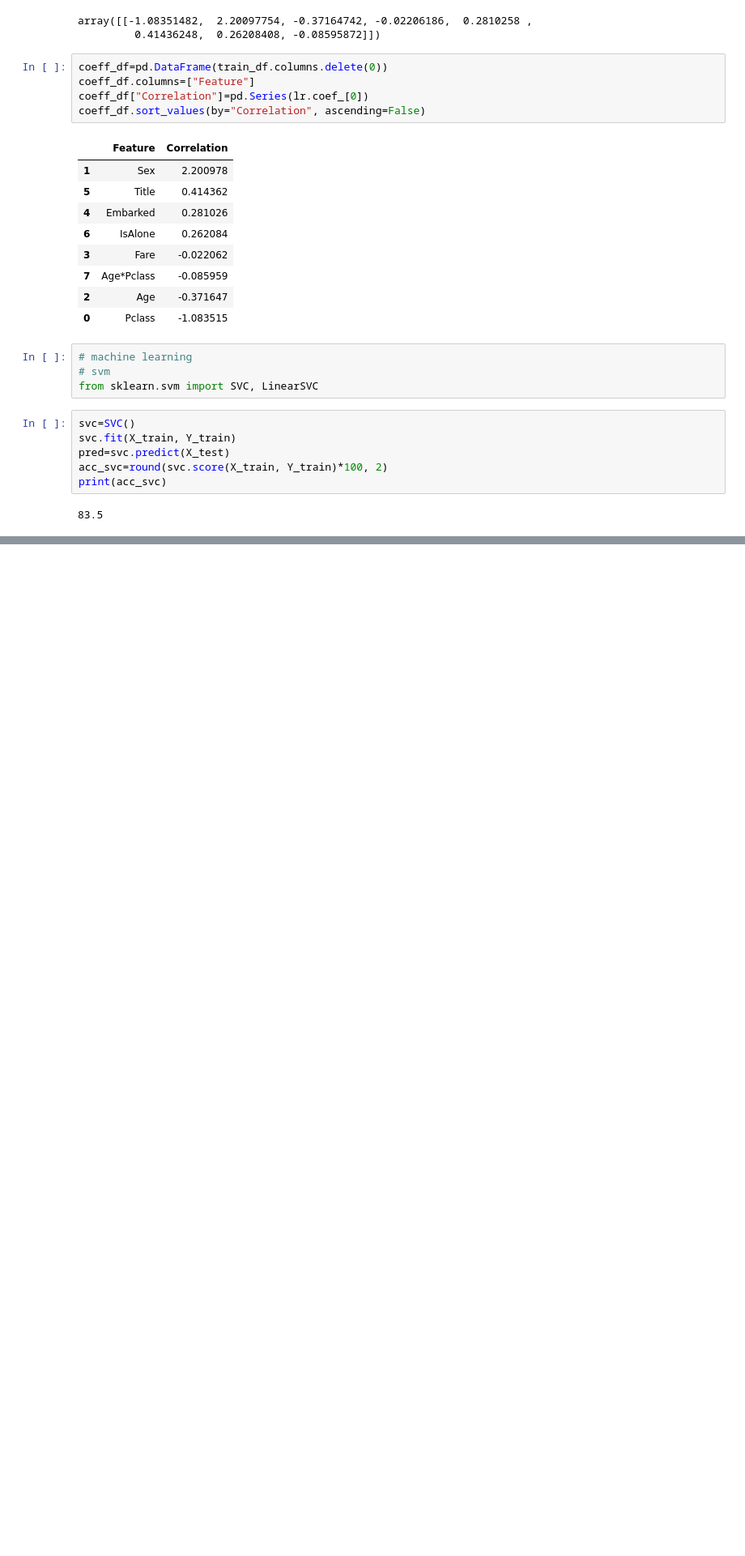
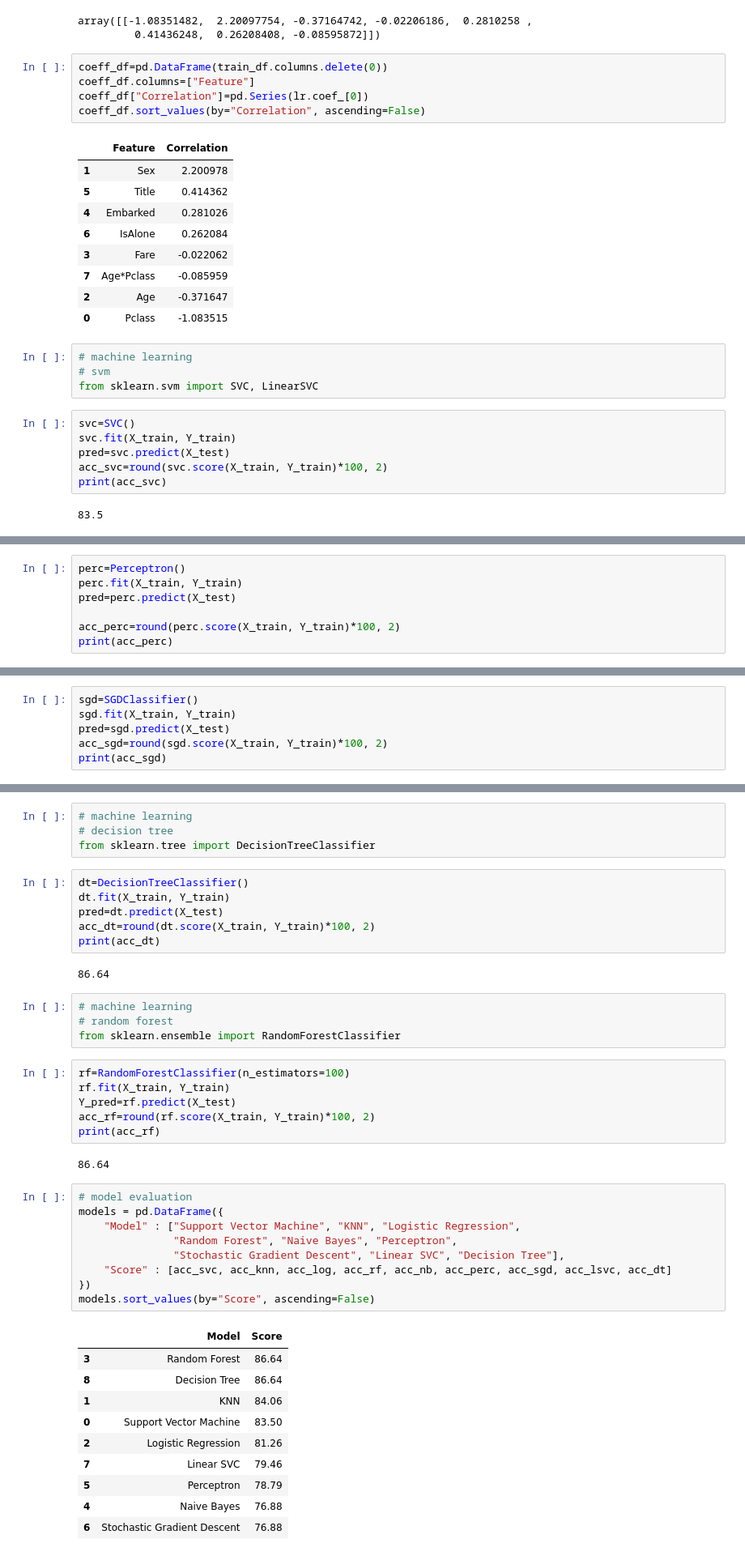
Before and after one commit to imgoodman/kaggle-ml, a Jupyter notebook: titanic/titanic.ipynb, the cells around one changed output, grey strips where cells are left out. Shown: that part at 81% size. Drawn from its saved outputs; the diff is of its cells as text; blank space fills up the shorter version.

Commit message:
model evaluation and submission

```diff
--- a/titanic/titanic.ipynb
+++ b/titanic/titanic.ipynb
@@ -600,0 +637,7 @@ print(acc_svc)
+# %%
+perc=Perceptron()
+perc.fit(X_train, Y_train)
+pred=perc.predict(X_test)
+
+acc_perc=round(perc.score(X_train, Y_train)*100, 2)
+print(acc_perc)
@@ -600,0 +650,6 @@ print(acc_svc)
+# %%
+sgd=SGDClassifier()
+sgd.fit(X_train, Y_train)
+pred=sgd.predict(X_test)
+acc_sgd=round(sgd.score(X_train, Y_train)*100, 2)
+print(acc_sgd)
@@ -600,0 +658,44 @@ print(acc_svc)
+# %%
+# machine learning
+# decision tree
+from sklearn.tree import DecisionTreeClassifier
+# %%
+dt=DecisionTreeClassifier()
+dt.fit(X_train, Y_train)
+pred=dt.predict(X_test)
+acc_dt=round(dt.score(X_train, Y_train)*100, 2)
+print(acc_dt)
+# %% [output]
+86.64
+# %%
+# machine learning
+# random forest
+from sklearn.ensemble import RandomForestClassifier
+# %%
+rf=RandomForestClassifier(n_estimators=100)
+rf.fit(X_train, Y_train)
+Y_pred=rf.predict(X_test)
+acc_rf=round(rf.score(X_train, Y_train)*100, 2)
+print(acc_rf)
+# %% [output]
+86.64
+# %%
+# model evaluation
+models = pd.DataFrame({
+    "Model" : ["Support Vector Machine", "KNN", "Logistic Regression",
+               "Random Forest", "Naive Bayes", "Perceptron",
+               "Stochastic Gradient Descent", "Linear SVC", "Decision Tree"],
+    "Score" : [acc_svc, acc_knn, acc_log, acc_rf, acc_nb, acc_perc, acc_sgd, acc_lsvc, acc_dt]
+})
+models.sort_values(by="Score", ascending=False)
+# %% [output]
+|  | Model | Score |
+| 3 | Random Forest | 86.64 |
+| 8 | Decision Tree | 86.64 |
+| 1 | KNN | 84.06 |
+| 0 | Support Vector Machine | 83.50 |
+| 2 | Logistic Regression | 81.26 |
+| 7 | Linear SVC | 79.46 |
+| 5 | Perceptron | 78.79 |
+| 4 | Naive Bayes | 76.88 |
+| 6 | Stochastic Gradient Descent | 76.88 |
```
Also changed, not shown: parts of 10 cells of this notebook, 1 other file.
